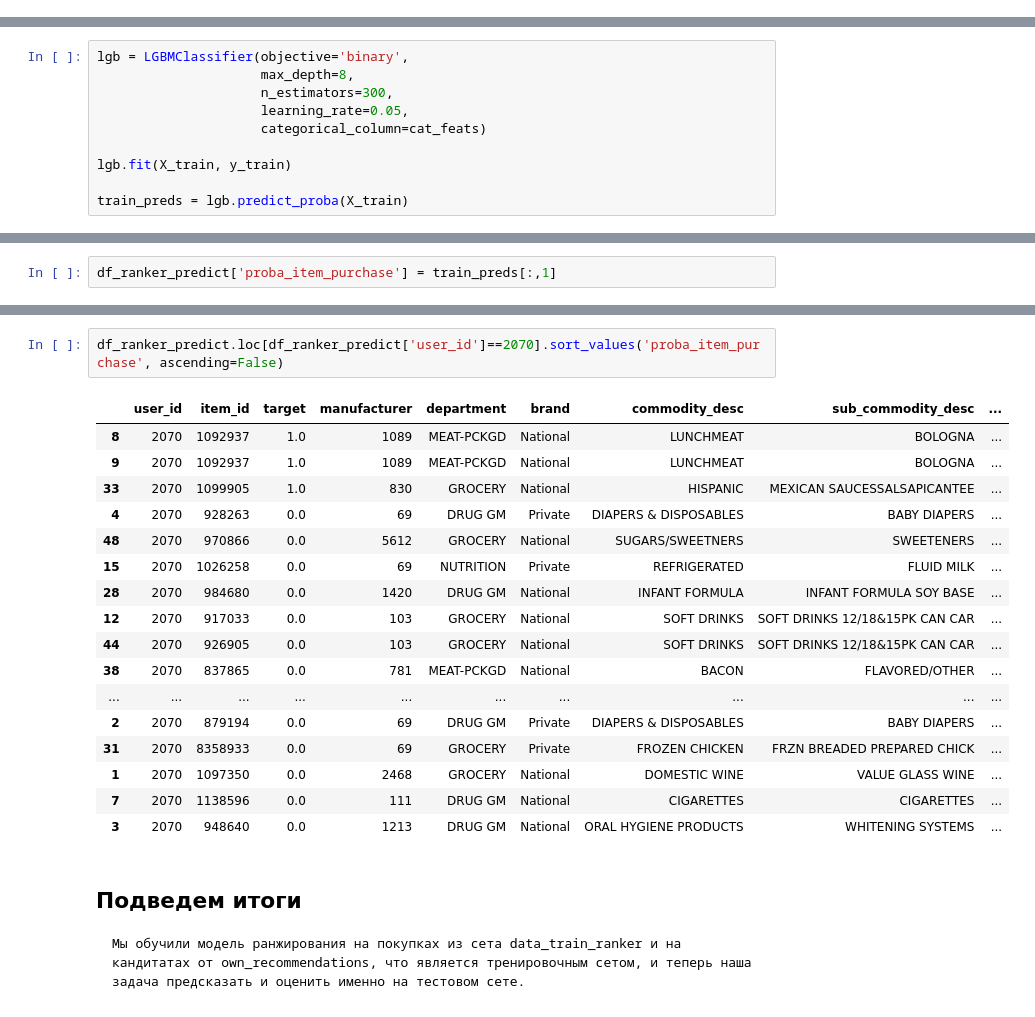
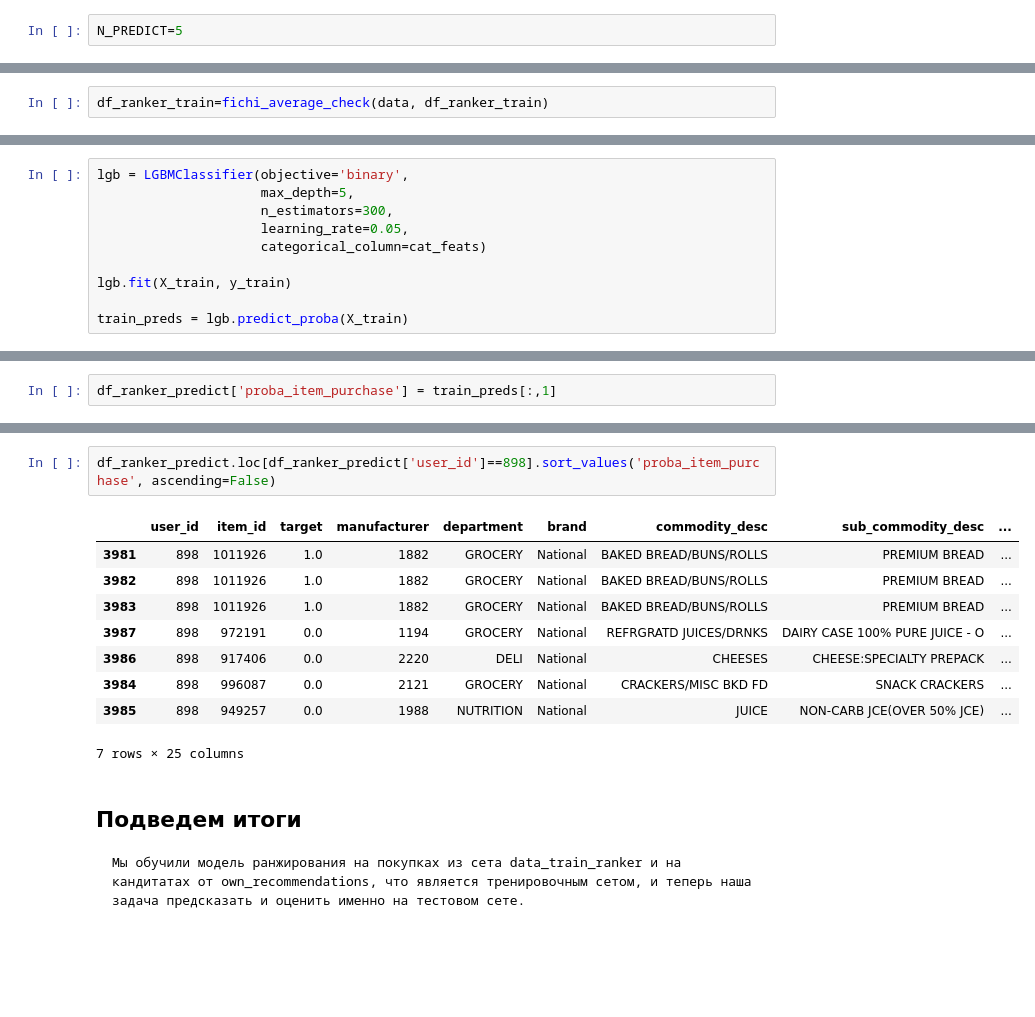
Before and after one commit to Maximus20171/Recommender-systems, a Jupyter notebook: hw6/hw6.ipynb, the cells around one changed output, grey strips where cells are left out. Cells and saved outputs as stored; diff of their text form; blank space fills up the shorter version.

```diff
--- a/hw6/webinar_6.ipynb
+++ b/hw6/hw6.ipynb
@@ -293,6 +357,8 @@ sorted(calc_precision(result_eval_matcher, TOPK_PRECISION), key=lambda x: x[1],r
 # -- давние покупки -- | -- 6 недель -- | -- 3 недель --
 # %% [markdown]
 ## Подготовка данных для трейна
+# %%
+N_PREDICT=5
 # %%
 # взяли пользователей из трейна для ранжирования
 df_match_candidates = pd.DataFrame(data_train_ranker[USER_COL].unique())
@@ -404,3 +523,5 @@ df_ranker_train.head(9)
+# %%
+df_ranker_train=fichi_average_check(data, df_ranker_train)
 # %% [markdown]
 **Фичи user_id:**
     - Средний чек
@@ -447,7 +589,7 @@ cat_feats
 ## Обучение модели ранжирования
 # %%
 lgb = LGBMClassifier(objective='binary',
-                     max_depth=8,
+                     max_depth=5,
                      n_estimators=300,
                      learning_rate=0.05,
                      categorical_column=cat_feats)
@@ -479,23 +618,15 @@ df_ranker_predict.shape
 # %%
-df_ranker_predict.loc[df_ranker_predict['user_id']==2070].sort_values('proba_item_purchase', ascending=False)
+df_ranker_predict.loc[df_ranker_predict['user_id']==898].sort_values('proba_item_purchase', ascending=False)
 # %% [output]
 |  | user_id | item_id | target | manufacturer | department | brand | commodity_desc | sub_commodity_desc | ... |
-| 8 | 2070 | 1092937 | 1.0 | 1089 | MEAT-PCKGD | National | LUNCHMEAT | BOLOGNA | ... |
-| 9 | 2070 | 1092937 | 1.0 | 1089 | MEAT-PCKGD | National | LUNCHMEAT | BOLOGNA | ... |
-| 33 | 2070 | 1099905 | 1.0 | 830 | GROCERY | National | HISPANIC | MEXICAN SAUCESSALSAPICANTEE | ... |
-| 4 | 2070 | 928263 | 0.0 | 69 | DRUG GM | Private | DIAPERS & DISPOSABLES | BABY DIAPERS | ... |
-| 48 | 2070 | 970866 | 0.0 | 5612 | GROCERY | National | SUGARS/SWEETNERS | SWEETENERS | ... |
-| 15 | 2070 | 1026258 | 0.0 | 69 | NUTRITION | Private | REFRIGERATED | FLUID MILK | ... |
-| 28 | 2070 | 984680 | 0.0 | 1420 | DRUG GM | National | INFANT FORMULA | INFANT FORMULA SOY BASE | ... |
-| 12 | 2070 | 917033 | 0.0 | 103 | GROCERY | National | SOFT DRINKS | SOFT DRINKS 12/18&15PK CAN CAR | ... |
-| 44 | 2070 | 926905 | 0.0 | 103 | GROCERY | National | SOFT DRINKS | SOFT DRINKS 12/18&15PK CAN CAR | ... |
-| 38 | 2070 | 837865 | 0.0 | 781 | MEAT-PCKGD | National | BACON | FLAVORED/OTHER | ... |
-| ... | ... | ... | ... | ... | ... | ... | ... | ... | ... |
-| 2 | 2070 | 879194 | 0.0 | 69 | DRUG GM | Private | DIAPERS & DISPOSABLES | BABY DIAPERS | ... |
-| 31 | 2070 | 8358933 | 0.0 | 69 | GROCERY | Private | FROZEN CHICKEN | FRZN BREADED PREPARED CHICK | ... |
-| 1 | 2070 | 1097350 | 0.0 | 2468 | GROCERY | National | DOMESTIC WINE | VALUE GLASS WINE | ... |
-| 7 | 2070 | 1138596 | 0.0 | 111 | DRUG GM | National | CIGARETTES | CIGARETTES | ... |
-| 3 | 2070 | 948640 | 0.0 | 1213 | DRUG GM | National | ORAL HYGIENE PRODUCTS | WHITENING SYSTEMS | ... |
+| 3981 | 898 | 1011926 | 1.0 | 1882 | GROCERY | National | BAKED BREAD/BUNS/ROLLS | PREMIUM BREAD | ... |
+| 3982 | 898 | 1011926 | 1.0 | 1882 | GROCERY | National | BAKED BREAD/BUNS/ROLLS | PREMIUM BREAD | ... |
+| 3983 | 898 | 1011926 | 1.0 | 1882 | GROCERY | National | BAKED BREAD/BUNS/ROLLS | PREMIUM BREAD | ... |
+| 3987 | 898 | 972191 | 0.0 | 1194 | GROCERY | National | REFRGRATD JUICES/DRNKS | DAIRY CASE 100% PURE JUICE - O | ... |
+| 3986 | 898 | 917406 | 0.0 | 2220 | DELI | National | CHEESES | CHEESE:SPECIALTY PREPACK | ... |
+| 3984 | 898 | 996087 | 0.0 | 2121 | GROCERY | National | CRACKERS/MISC BKD FD | SNACK CRACKERS | ... |
+| 3985 | 898 | 949257 | 0.0 | 1988 | NUTRITION | National | JUICE | NON-CARB JCE(OVER 50% JCE) | ... |
+7 rows × 25 columns
 # %% [markdown]
 ## Подведем итоги
 
```
Also changed, not shown: parts of 43 cells of this notebook, 3 other files.
